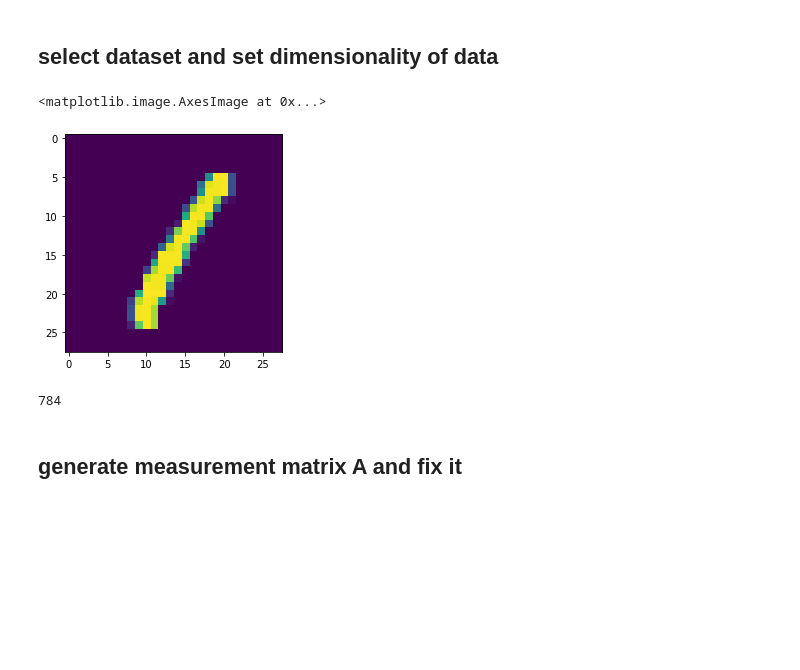
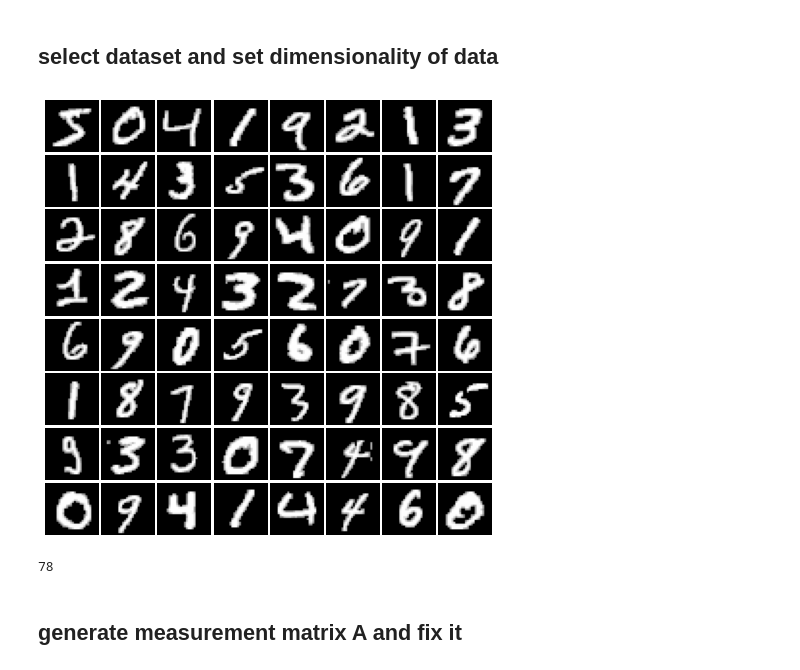
Before and after one commit to thanh-isu/ncsn, a Jupyter notebook: gans/CS_experiment_latent.ipynb, the cells around one changed output. Saved outputs shown, nothing was run; the diff lists cells and outputs as text; code cells hidden in the pictures; blank space fills up the shorter version.

```diff
--- a/gans/CS_experiment_latent.ipynb
+++ b/gans/CS_experiment_latent.ipynb
@@ -77,5 +75,5 @@ x = train_dataset.train_data[3]
-# %%
-plt.imshow(x[:,:])
-# %% [output]
-<matplotlib.image.AxesImage at 0x...>
-[figure, removed]
+# %%
+x = train_dataset.data[:64]/256.0
+x[x==0] = -1.0
+#x = train_dataset.train_data[:64]
+#print(x.shape)
@@ -82 +82,15 @@ plt.imshow(x[:,:])
+# %%
+def plot_grid(x):
+    fig, axes = plt.subplots(nrows=8, ncols=8, figsize=(8,8))
+    for i in range(64):
+        row = i // 8
+        col = i % 8
+        axes[row, col].axis("off")
+        axes[row, col].imshow(x[i], cmap="gray", aspect="auto")
+    plt.subplots_adjust(wspace=.05, hspace=.05)
+    plt.show()
+# %%
+plot_grid(x)
+# %% [output]
+[figure, added]
 # %%
@@ -85,7 +99,7 @@ n = int(1*d)
-# %%
-d
-# %% [output]
-784
+# %%
+n
+# %% [output]
+78
 # %% [markdown]
 ## generate measurement matrix A and fix it
 # %%
```
Also changed, not shown: parts of 17 cells of this notebook, 7 other files.
